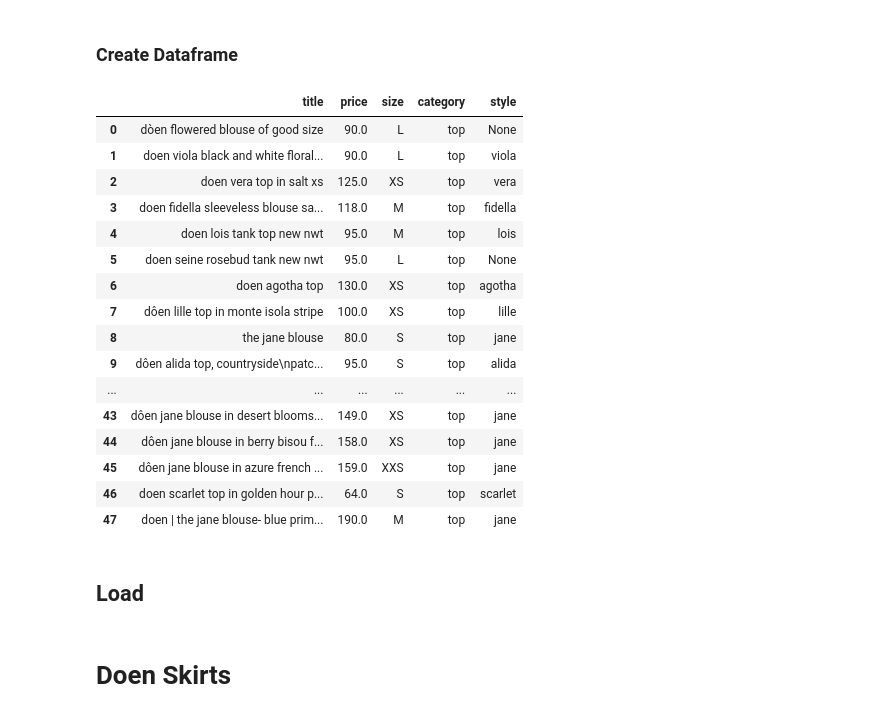
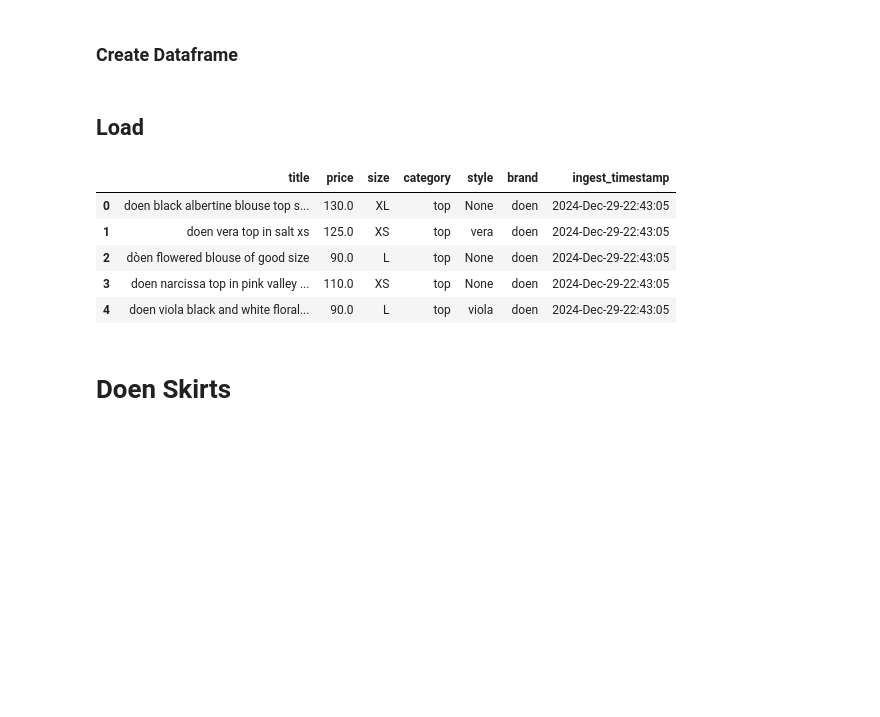
Before and after one commit to 24S-613-004/resale_analysis, a Jupyter notebook: 01_scrape.ipynb, the cells around one changed output. Saved outputs shown, nothing was run; the diff lists cells and outputs as text; code cells hidden in the pictures; blank space fills up the shorter version.

```diff
--- a/01_scrape.ipynb
+++ b/01_scrape.ipynb
@@ -112,6 +124,9 @@ with open("scrape_log.txt","a") as file:
 # %%
 # Sold Doen Tops
 url = 'https://poshmark.com/brand/Doen-Women-Tops?availability=sold_out'
+brand = 'doen'
+category = 'top'
+
 response = requests.get(url)
 # response.status_code
 html = response.text
@@ -149,7 +164,7 @@ titles = soup.select(".tile__title") # listing title
 prices = soup.select(".fw--bold") # sold price
 sizes = soup.select(".ellipses.tile__details__pipe__size") # Size
 
-attribs = ['title','price','size','category','style']
+attribs = ['title','price','size','category','style','brand']
 df = pd.DataFrame(columns = attribs)
 
 
@@ -168,48 +183,38 @@ for x in range(len(titles)):
                  'price':price,
                  'size':size,
                  'category':"top",
-                 'style':style}
+                 'style':style,
+                 'brand':brand}
 
     df1 = pd.DataFrame(data_dict,index=[0])
     df = pd.concat([df,df1], axis =0,ignore_index= True)
-# %%
-df
-# %% [output]
-|  | title | price | size | category | style |
-| 0 | dòen flowered blouse of good size | 90.0 | L | top | None |
-| 1 | doen viola black and white floral... | 90.0 | L | top | viola |
-| 2 | doen vera top in salt xs | 125.0 | XS | top | vera |
-| 3 | doen fidella sleeveless blouse sa... | 118.0 | M | top | fidella |
-| 4 | doen lois tank top new nwt | 95.0 | M | top | lois |
-| 5 | doen seine rosebud tank new nwt | 95.0 | L | top | None |
-| 6 | doen agotha top | 130.0 | XS | top | agotha |
-| 7 | dôen lille top in monte isola stripe | 100.0 | XS | top | lille |
-| 8 | the jane blouse | 80.0 | S | top | jane |
-| 9 | dôen alida top, countryside\npatc... | 95.0 | S | top | alida |
-| ... | ... | ... | ... | ... | ... |
-| 43 | dôen jane blouse in desert blooms... | 149.0 | XS | top | jane |
-| 44 | dôen jane blouse in berry bisou f... | 158.0 | XS | top | jane |
-| 45 | dôen jane blouse in azure french ... | 159.0 | XXS | top | jane |
-| 46 | doen scarlet top in golden hour p... | 64.0 | S | top | scarlet |
-| 47 | doen | the jane blouse- blue prim... | 190.0 | M | top | jane |
 # %% [markdown]
 ## Load
 # %%
 # Write to CSV
 timestamp_format = '%Y-%h-%d-%H:%M:%S'
 now = dt.now()
 timestamp = now.strftime(timestamp_format)
 df['ingest_timestamp'] = timestamp
 
 file_timestamp_format = '%Y%m%d_%H-%M-%S'
 file_timestamp = now.strftime(file_timestamp_format)
 
-df.to_csv(f'data/doen_tops_{file_timestamp}.csv',index=False)
+df.to_csv(f'data/{brand}_{category}_{file_timestamp}.csv',index=False)
 
 # Log process
-message = "Doen Tops Logged"
+message = f"{brand} {category} Logged"
 with open("scrape_log.txt","a") as file:
     file.write(timestamp + " " + message + '\n')
+
+df.head()
+# %% [output]
+|  | title | price | size | category | style | brand | ingest_timestamp |
+| 0 | doen black albertine blouse top s... | 130.0 | XL | top | None | doen | 2024-Dec-29-22:43:05 |
+| 1 | doen vera top in salt xs | 125.0 | XS | top | vera | doen | 2024-Dec-29-22:43:05 |
+| 2 | dòen flowered blouse of good size | 90.0 | L | top | None | doen | 2024-Dec-29-22:43:05 |
+| 3 | doen narcissa top in pink valley ... | 110.0 | XS | top | None | doen | 2024-Dec-29-22:43:05 |
+| 4 | doen viola black and white floral... | 90.0 | L | top | viola | doen | 2024-Dec-29-22:43:05 |
 # %% [markdown]
 # Doen Skirts
 # %% [markdown]
```
Also changed, not shown: parts of 36 cells of this notebook, 13 other files.
